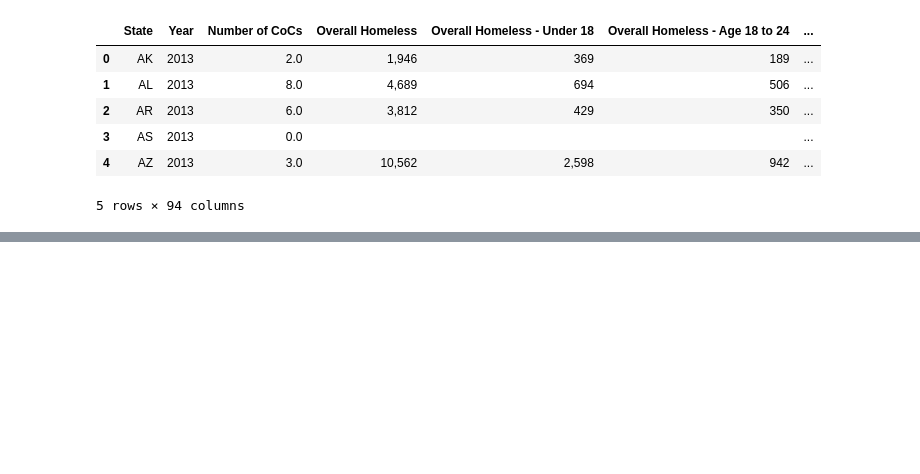
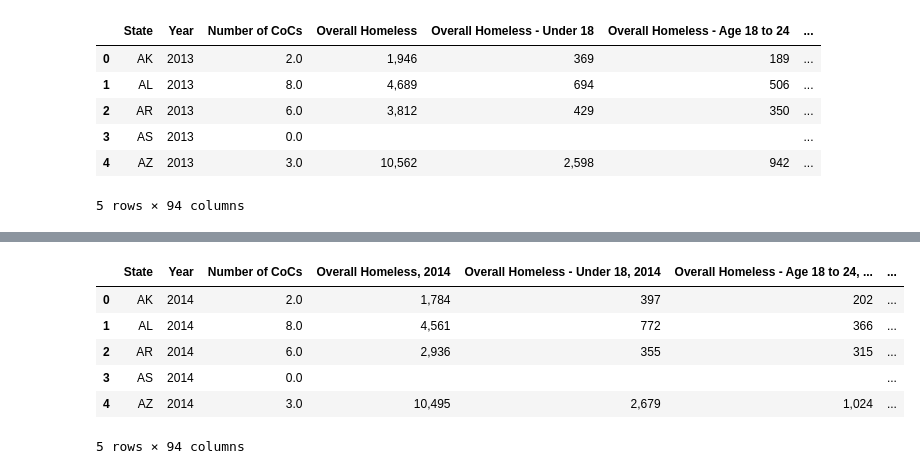
Before and after one commit to BrandonClark65/homeless_analysis, a Jupyter notebook: data_to_sql.ipynb, the cells around one changed output, grey strips where cells are left out. Cells and saved outputs as stored; diff of their text form; code cells hidden in the pictures; blank space fills up the shorter version.

Commit message:
editing column names and exporting to sql for 2015

```diff
--- a/data_to_sql.ipynb
+++ b/data_to_sql.ipynb
@@ -1114,0 +1117,5 @@ data_2013_df.to_sql(name='data_2013', con=engine, if_exists='replace')
+# %%
+# Import csv into pandas dataframe 2014
+data_2014 = pd.read_csv("Resources/2014-PIT-Counts-by-State.csv")
+data_2014_df = pd.DataFrame(data_2014)
+data_2014_df.head()
@@ -1114,0 +1130,4 @@ data_2013_df.to_sql(name='data_2013', con=engine, if_exists='replace')
+# %%
+# Create column for the year and set to 2010
+data_2014_df["Year"] = 2014
+data_2014_df.head()
@@ -1114,0 +1260,12 @@ data_2013_df.to_sql(name='data_2013', con=engine, if_exists='replace')
+# %%
+# Apply rearranged column names
+data_2014_df = data_2014_df[new_cols_2014]
+data_2014_df.head()
+# %% [output]
+|  | State | Year | Number of CoCs | Overall Homeless, 2014 | Overall Homeless - Under 18, 2014 | Overall Homeless - Age 18 to 24, ... | ... |
+| 0 | AK | 2014 | 2.0 | 1,784 | 397 | 202 | ... |
+| 1 | AL | 2014 | 8.0 | 4,561 | 772 | 366 | ... |
+| 2 | AR | 2014 | 6.0 | 2,936 | 355 | 315 | ... |
+| 3 | AS | 2014 | 0.0 |  |  |  | ... |
+| 4 | AZ | 2014 | 3.0 | 10,495 | 2,679 | 1,024 | ... |
+5 rows × 94 columns
```
Also changed, not shown: parts of 17 cells of this notebook.
